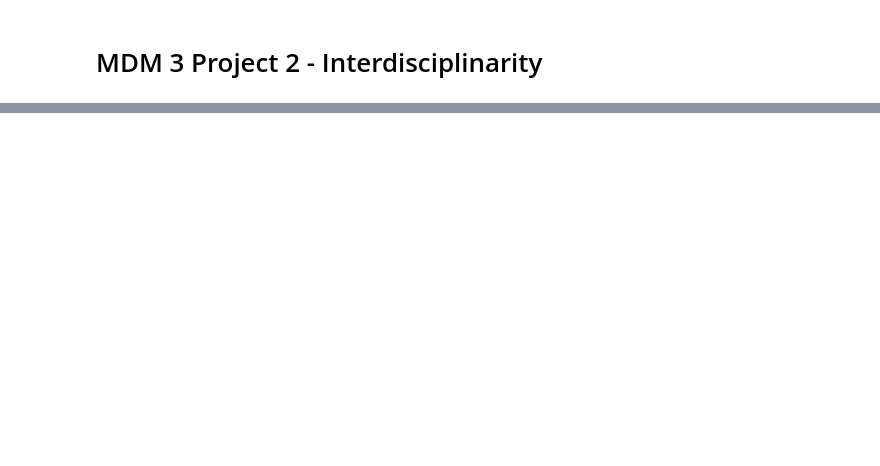
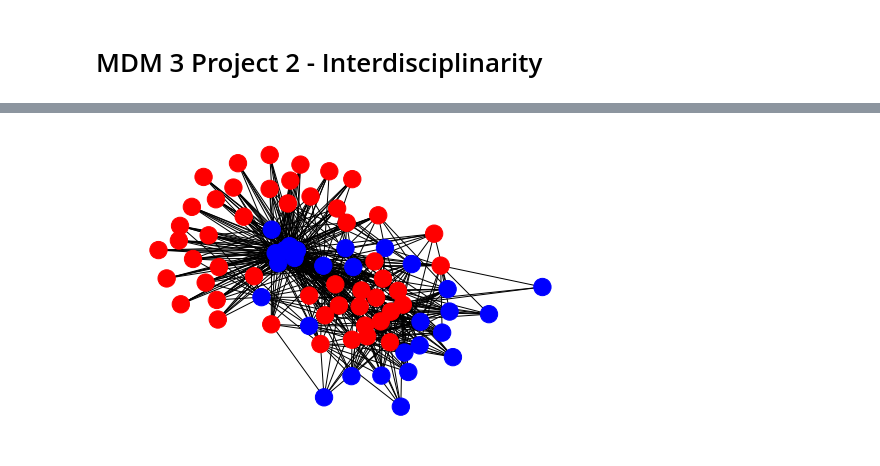
Before and after one commit to miketalbotbox/MDM_Interdisciplinarity, a Jupyter notebook: Authors_Connectivity_Matrix.ipynb, the cells around one changed output, grey strips where cells are left out. Saved outputs shown, nothing was run; the diff lists cells and outputs as text; code cells hidden in the pictures; blank space fills up the shorter version.

```diff
--- a/Authors_Connectivity_Matrix.ipynb
+++ b/Authors_Connectivity_Matrix.ipynb
@@ -204,0 +248,40 @@ plt.show()
+# %%
+"""
+Creating a list of subjects in the same way the Total_Authors list was created
+above
+The network will be created with two types of nodes, A) Nodes for the subjects
+and B) nodes for the Authors. Therefore the layout of this will have no authors
+linking to each other but instead each author will link to their subjects. If
+you take a subject node then all nodes connected to it will be authors of that
+subject.
+First the subject nodes are added, and to separate the difference a colour map
+is added, blue being the subjects and red being the authors.
+Having many authors again gives the issue that the network becomes too large
+to be useful
+"""
+Total_Subjects = []
+for person in Authors_Subjects_List:
+    for subject in person:
+        if subject not in Total_Subjects:
+            Total_Subjects.append(subject)
+Size_Subject = len(Total_Subjects)
+Colour_Map = []*(Size_Subject + Max_Authors)
+Colour_Map[0:Size_Subject] = ['b']*Size_Subject
+Colour_Map[Size_Subject:] = ['r']*Max_Authors
+Subject_Graph = nx.Graph()
+Subject_Graph.add_nodes_from(Total_Subjects)
+Subject_Graph.add_nodes_from(Authors["Auth-ID"][0:Max_Authors].tolist())
+
+Connection_List = []
+for index in range(Max_Authors):
+    person = Authors["Auth-ID"][index].tolist()
+    #print(Total_Subjects[index])
+    subjects = Authors_Subjects_List[index]
+    for subject in subjects:
+        Connection_List.append((person,subject))
+
+Subject_Graph.add_edges_from(Connection_List)
+
+nx.draw(Subject_Graph, node_color = Colour_Map)
+# %% [output]
+[figure, added]
```
Also changed, not shown: parts of 9 cells of this notebook.
